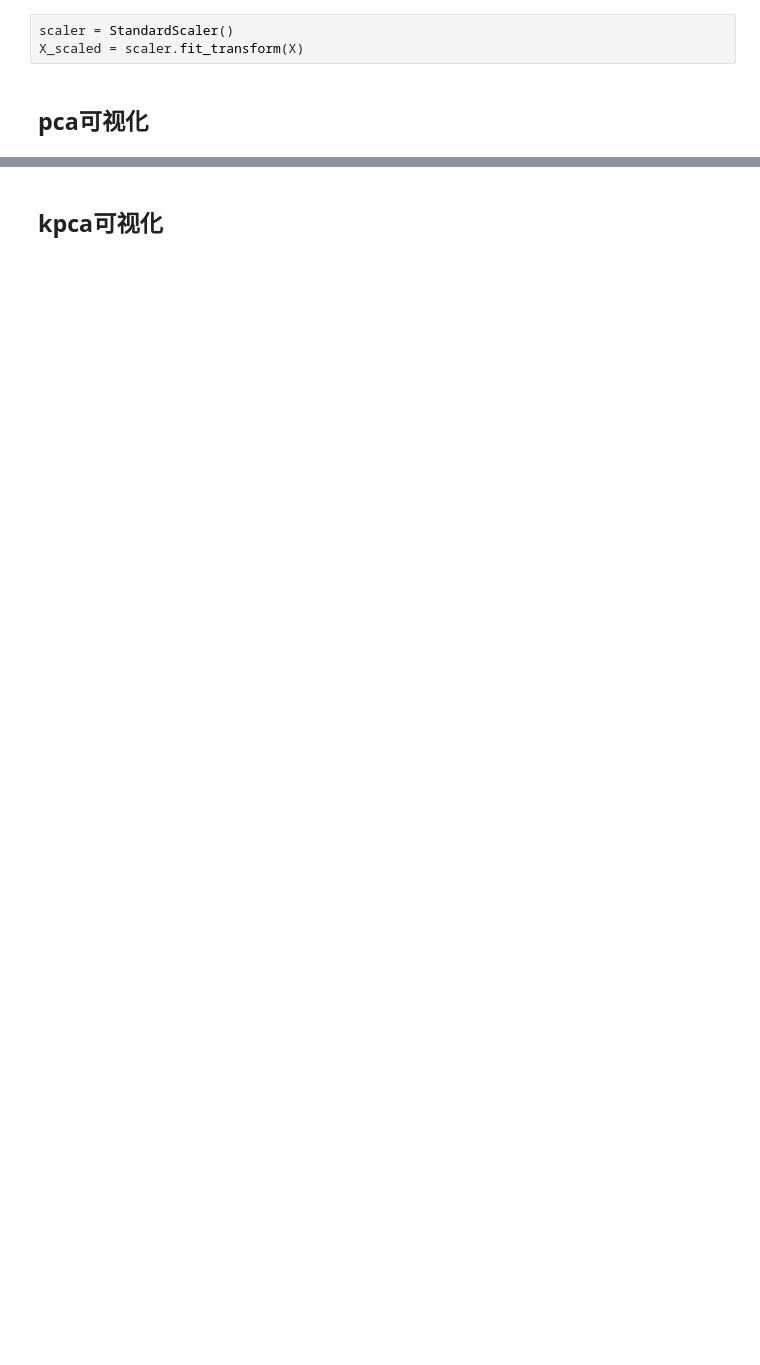
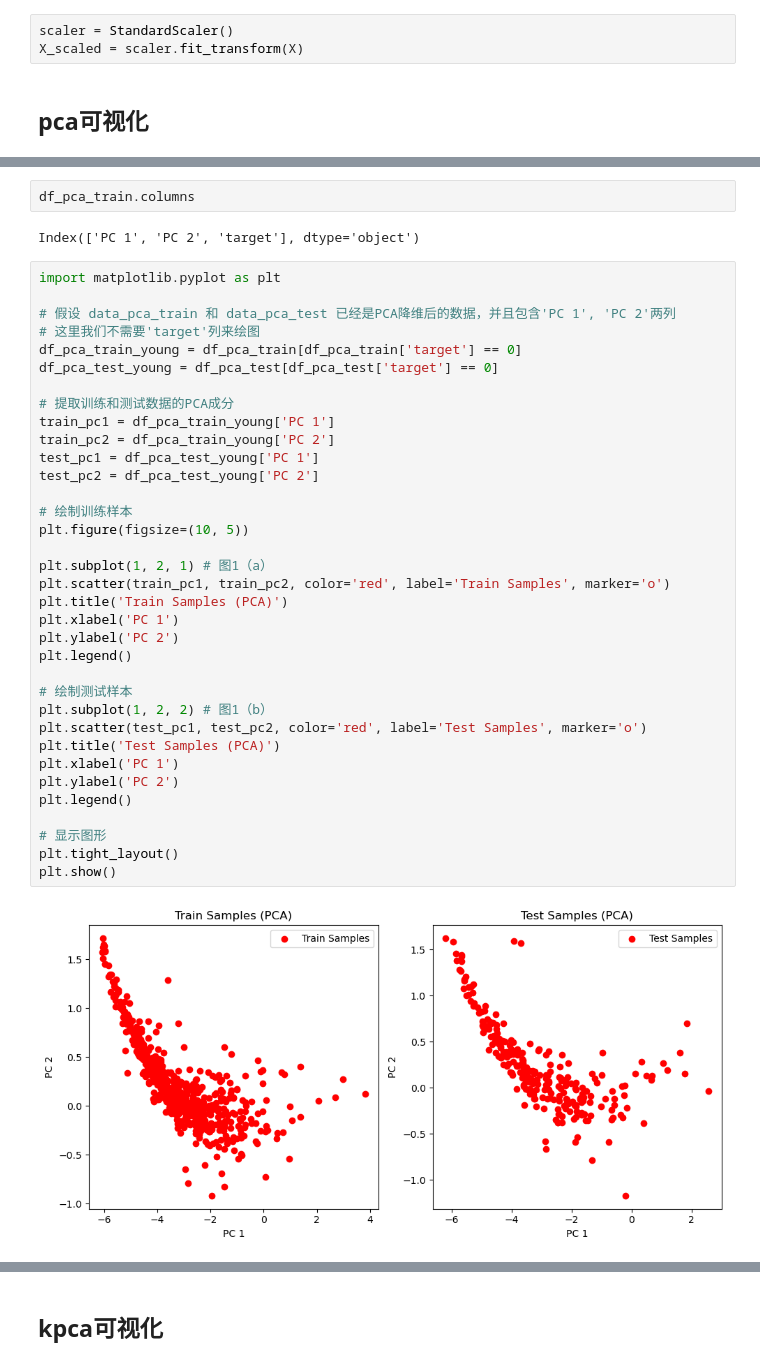
Before and after one commit to Chunfei-He/test_sklearn1, a Jupyter notebook: 3.0/大作业-2-数据降维.ipynb, the cells around one changed output, grey strips where cells are left out. Drawn from its saved outputs; the diff is of its cells as text; blank space fills up the shorter version.

```diff
--- a/3.0/大作业-2-数据降维.ipynb
+++ b/3.0/大作业-2-数据降维.ipynb
@@ -156,0 +77,41 @@ plt.show()
+# %%
+df_pca_train.columns
+# %% [output]
+Index(['PC 1', 'PC 2', 'target'], dtype='object')
+# %%
+import matplotlib.pyplot as plt
+
+# 假设 data_pca_train 和 data_pca_test 已经是PCA降维后的数据，并且包含'PC 1', 'PC 2'两列
+# 这里我们不需要'target'列来绘图
+df_pca_train_young = df_pca_train[df_pca_train['target'] == 0]
+df_pca_test_young = df_pca_test[df_pca_test['target'] == 0]
+
+# 提取训练和测试数据的PCA成分
+train_pc1 = df_pca_train_young['PC 1']
+train_pc2 = df_pca_train_young['PC 2']
+test_pc1 = df_pca_test_young['PC 1']
+test_pc2 = df_pca_test_young['PC 2']
+
+# 绘制训练样本
+plt.figure(figsize=(10, 5))
+
+plt.subplot(1, 2, 1) # 图1（a）
+plt.scatter(train_pc1, train_pc2, color='red', label='Train Samples', marker='o')
+plt.title('Train Samples (PCA)')
+plt.xlabel('PC 1')
+plt.ylabel('PC 2')
+plt.legend()
+
+# 绘制测试样本
+plt.subplot(1, 2, 2) # 图1（b）
+plt.scatter(test_pc1, test_pc2, color='red', label='Test Samples', marker='o')
+plt.title('Test Samples (PCA)')
+plt.xlabel('PC 1')
+plt.ylabel('PC 2')
+plt.legend()
+
+# 显示图形
+plt.tight_layout()
+plt.show()
+# %% [output]
+[figure, added]
```
Also changed, not shown: parts of 25 cells of this notebook, 4 other files.
